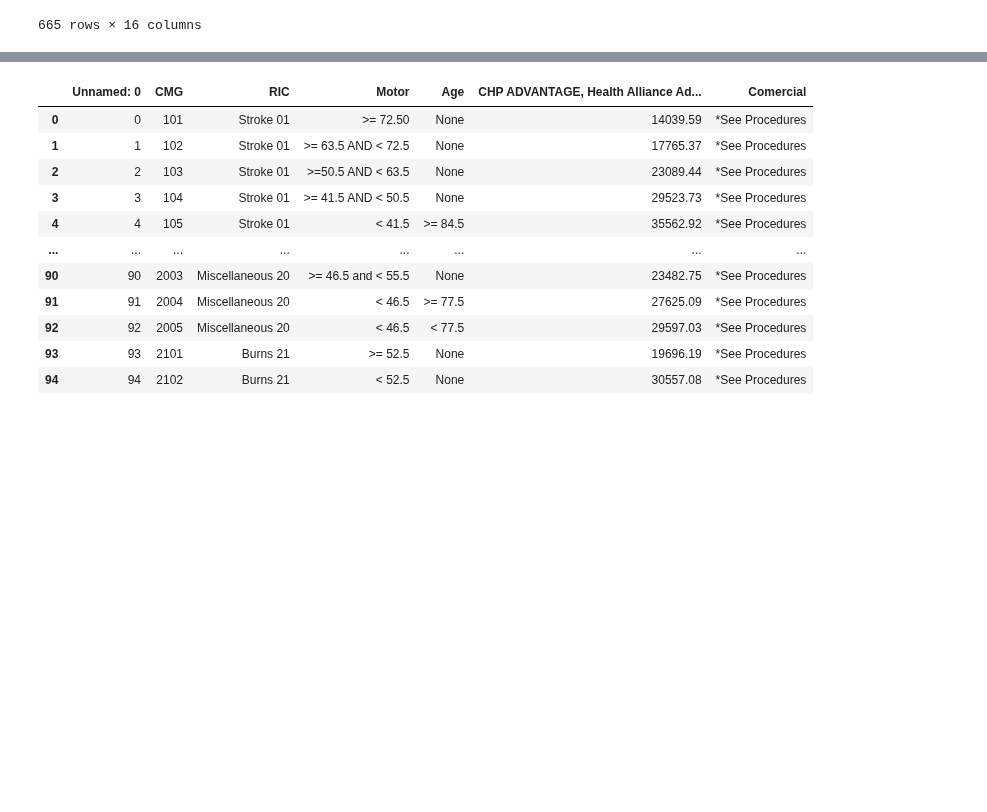
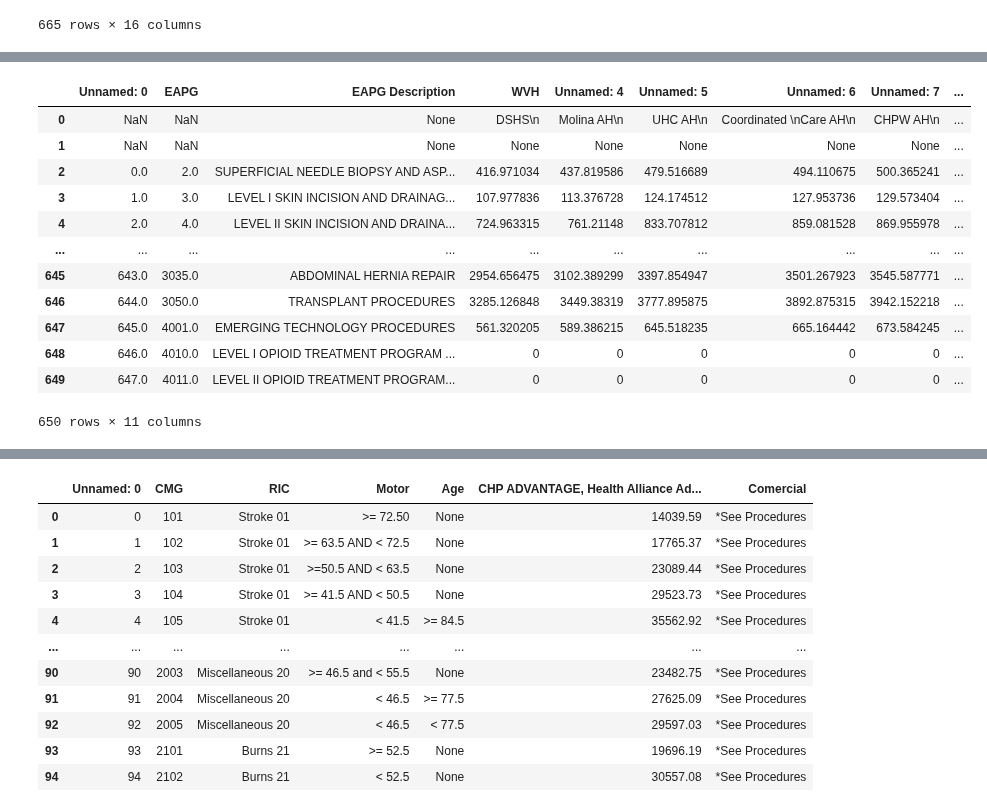
Before and after one commit to rl1987/dolthub-bounty-transparency-in-pricing, a Jupyter notebook: Confluence.ipynb, the cells around one changed output, grey strips where cells are left out. Drawn from its saved outputs; the diff is of its cells as text; code cells hidden in the pictures; blank space fills up the shorter version.

```diff
--- a/Confluence.ipynb
+++ b/Confluence.ipynb
@@ -144,3 +125,20 @@ df_ms_drgs
+# %%
+df_eapg = pd.DataFrame(json.loads(hb_data['EAPG']))
+df_eapg
+# %% [output]
+|  | Unnamed: 0 | EAPG | EAPG Description | WVH | Unnamed: 4 | Unnamed: 5 | Unnamed: 6 | Unnamed: 7 | ... |
+| 0 | NaN | NaN | None | DSHS\n | Molina AH\n | UHC AH\n | Coordinated \nCare AH\n | CHPW AH\n | ... |
+| 1 | NaN | NaN | None | None | None | None | None | None | ... |
+| 2 | 0.0 | 2.0 | SUPERFICIAL NEEDLE BIOPSY AND ASP... | 416.971034 | 437.819586 | 479.516689 | 494.110675 | 500.365241 | ... |
+| 3 | 1.0 | 3.0 | LEVEL I SKIN INCISION AND DRAINAG... | 107.977836 | 113.376728 | 124.174512 | 127.953736 | 129.573404 | ... |
+| 4 | 2.0 | 4.0 | LEVEL II SKIN INCISION AND DRAINA... | 724.963315 | 761.21148 | 833.707812 | 859.081528 | 869.955978 | ... |
+| ... | ... | ... | ... | ... | ... | ... | ... | ... | ... |
+| 645 | 643.0 | 3035.0 | ABDOMINAL HERNIA REPAIR | 2954.656475 | 3102.389299 | 3397.854947 | 3501.267923 | 3545.587771 | ... |
+| 646 | 644.0 | 3050.0 | TRANSPLANT PROCEDURES | 3285.126848 | 3449.38319 | 3777.895875 | 3892.875315 | 3942.152218 | ... |
+| 647 | 645.0 | 4001.0 | EMERGING TECHNOLOGY PROCEDURES | 561.320205 | 589.386215 | 645.518235 | 665.164442 | 673.584245 | ... |
+| 648 | 646.0 | 4010.0 | LEVEL I OPIOID TREATMENT PROGRAM ... | 0 | 0 | 0 | 0 | 0 | ... |
+| 649 | 647.0 | 4011.0 | LEVEL II OPIOID TREATMENT PROGRAM... | 0 | 0 | 0 | 0 | 0 | ... |
+650 rows × 11 columns
 # %%
 df_apc = pd.DataFrame(json.loads(hb_data['APC']))
 df_apc
```
Also changed, not shown: parts of 27 cells of this notebook.
